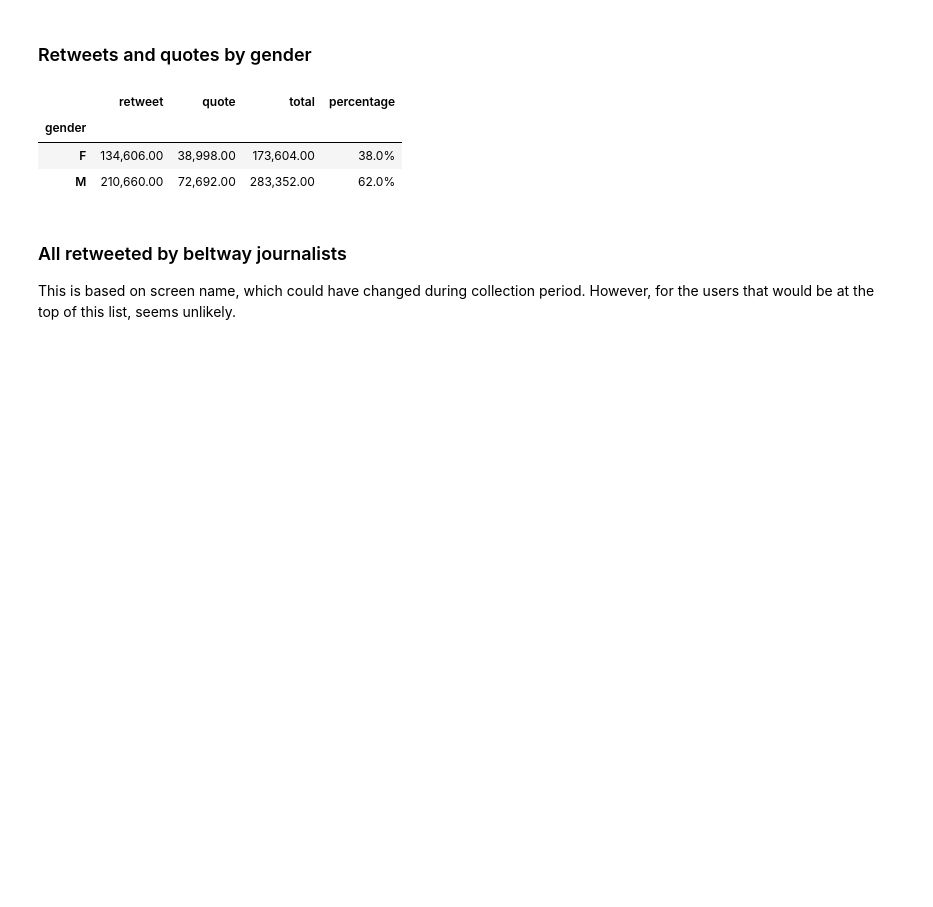
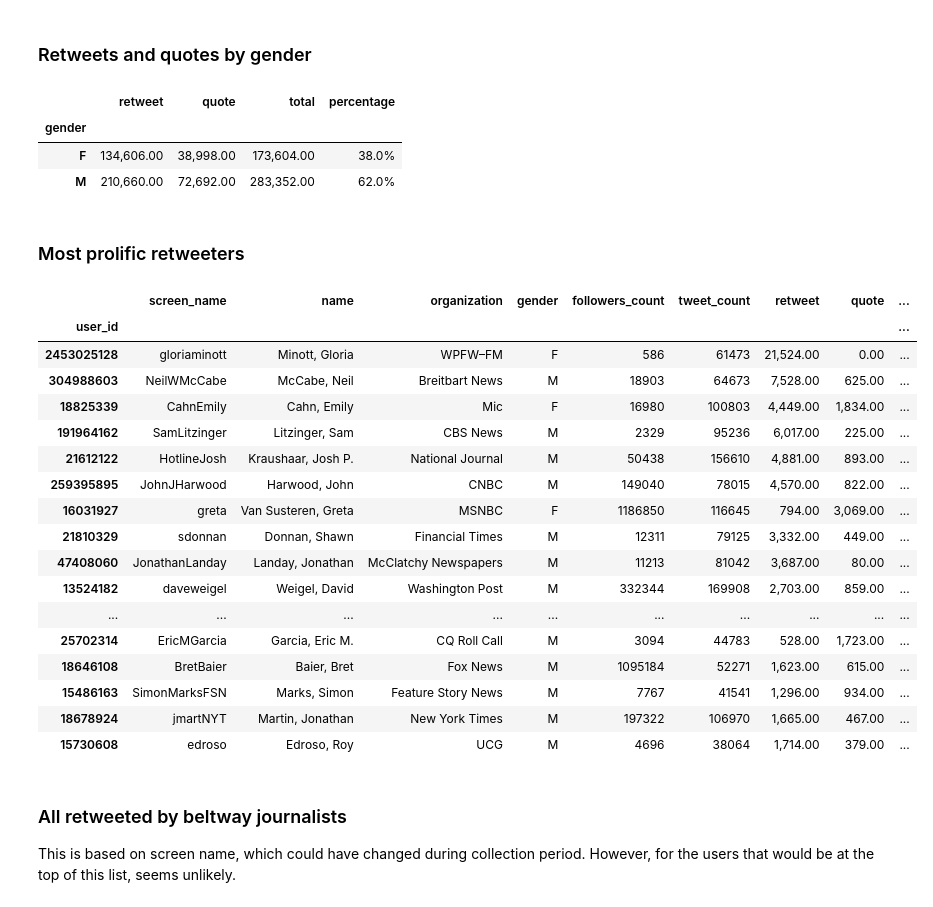
Before and after one commit to justinlittman/beltway_reporters, a Jupyter notebook: jupyter/Gender dynamics.ipynb, the cells around one changed output. Cells and saved outputs as stored; diff of their text form; code cells hidden in the pictures; blank space fills up the shorter version.

Commit message:
Added top original tweeters, retweeters, and repliers.

```diff
--- a/jupyter/Gender dynamics.ipynb
+++ b/jupyter/Gender dynamics.ipynb
@@ -824,6 +847,31 @@ retweets_by_gender_df
 | gender |  |  |  |  |
 | F | 134,606.00 | 38,998.00 | 173,604.00 | 38.0% |
 | M | 210,660.00 | 72,692.00 | 283,352.00 | 62.0% |
+# %% [markdown]
+### Most prolific retweeters
+# %%
+retweet_user_summary_df = user_summary_df.loc[:,('screen_name', 'name', 'organization', 'gender', 'followers_count', 'tweet_count', 'retweet', 'quote', 'tweets_in_dataset')]
+retweet_user_summary_df['retweet_count'] = retweet_user_summary_df.retweet + retweet_user_summary_df.quote
+retweet_user_summary_df.sort_values(['retweet_count'], ascending=False).head(25)
+# %% [output]
+|  | screen_name | name | organization | gender | followers_count | tweet_count | retweet | quote | ... |
+| user_id |  |  |  |  |  |  |  |  | ... |
+| 2453025128 | gloriaminott | Minott, Gloria | WPFW–FM | F | 586 | 61473 | 21,524.00 | 0.00 | ... |
+| 304988603 | NeilWMcCabe | McCabe, Neil | Breitbart News | M | 18903 | 64673 | 7,528.00 | 625.00 | ... |
+| 18825339 | CahnEmily | Cahn, Emily | Mic | F | 16980 | 100803 | 4,449.00 | 1,834.00 | ... |
+| 191964162 | SamLitzinger | Litzinger, Sam | CBS News | M | 2329 | 95236 | 6,017.00 | 225.00 | ... |
+| 21612122 | HotlineJosh | Kraushaar, Josh P. | National Journal | M | 50438 | 156610 | 4,881.00 | 893.00 | ... |
+| 259395895 | JohnJHarwood | Harwood, John | CNBC | M | 149040 | 78015 | 4,570.00 | 822.00 | ... |
+| 16031927 | greta | Van Susteren, Greta | MSNBC | F | 1186850 | 116645 | 794.00 | 3,069.00 | ... |
+| 21810329 | sdonnan | Donnan, Shawn | Financial Times | M | 12311 | 79125 | 3,332.00 | 449.00 | ... |
+| 47408060 | JonathanLanday | Landay, Jonathan | McClatchy Newspapers | M | 11213 | 81042 | 3,687.00 | 80.00 | ... |
+| 13524182 | daveweigel | Weigel, David | Washington Post | M | 332344 | 169908 | 2,703.00 | 859.00 | ... |
+| ... | ... | ... | ... | ... | ... | ... | ... | ... | ... |
+| 25702314 | EricMGarcia | Garcia, Eric M. | CQ Roll Call | M | 3094 | 44783 | 528.00 | 1,723.00 | ... |
+| 18646108 | BretBaier | Baier, Bret | Fox News | M | 1095184 | 52271 | 1,623.00 | 615.00 | ... |
+| 15486163 | SimonMarksFSN | Marks, Simon | Feature Story News | M | 7767 | 41541 | 1,296.00 | 934.00 | ... |
+| 18678924 | jmartNYT | Martin, Jonathan | New York Times | M | 197322 | 106970 | 1,665.00 | 467.00 | ... |
+| 15730608 | edroso | Edroso, Roy | UCG | M | 4696 | 38064 | 1,714.00 | 379.00 | ... |
 # %% [markdown]
 ### All retweeted by beltway journalists
 This is based on screen name, which could have changed during collection period. However, for the users that would be at the top of this list, seems unlikely.
```
Also changed, not shown: parts of 9 cells of this notebook, 10 other files.
